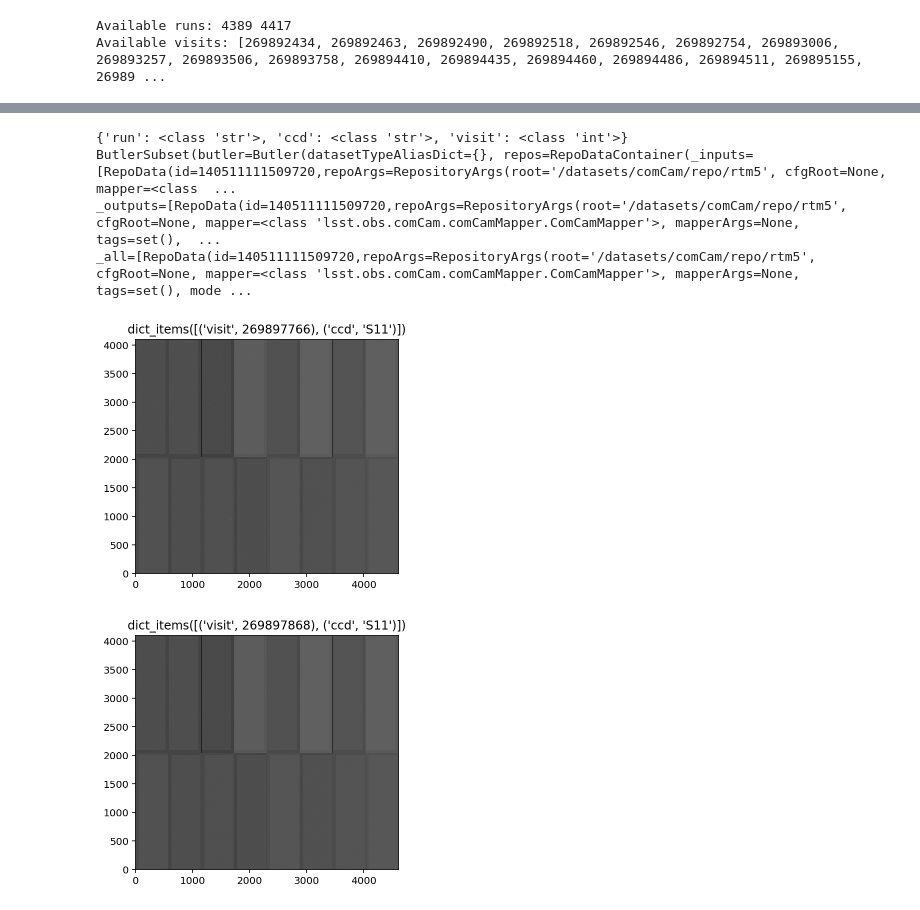
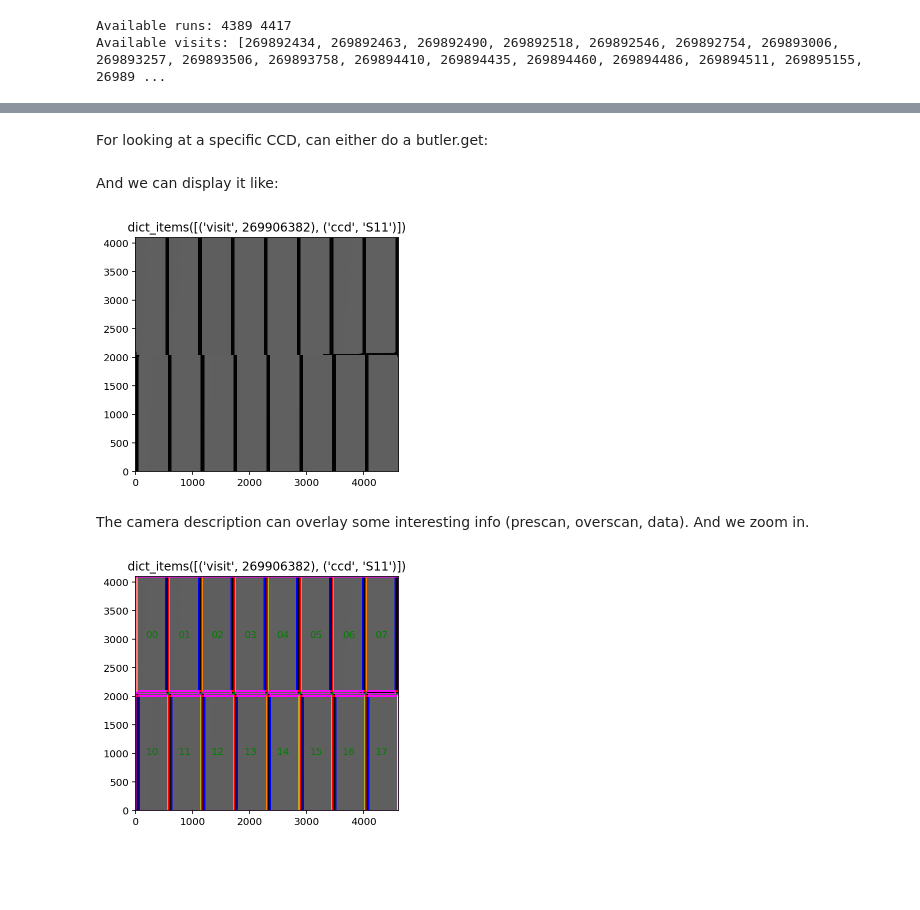
Before and after one commit to lsst-sitcom/notebooks, a Jupyter notebook: eotestanalysis_example.ipynb, the cells around one changed output, grey strips where cells are left out. Drawn from its saved outputs; the diff is of its cells as text; code cells hidden in the pictures; blank space fills up the shorter version.

```diff
--- a/eotestanalysis_example.ipynb
+++ b/eotestanalysis_example.ipynb
@@ -40,9 +55,0 @@ butler.queryMetadata('raw', ['visit', 'run'], imageType='FLAT', wavelength=800)
-# %%
-print(butler.getKeys('raw'))
-subset = butler.subset('raw',ccd='S11',visit=ptc_visits[0])
-print(subset)
-# %% [output]
-{'run': <class 'str'>, 'ccd': <class 'str'>, 'visit': <class 'int'>}
-ButlerSubset(butler=Butler(datasetTypeAliasDict={}, repos=RepoDataContainer(_inputs=[RepoData(id=140511111509720,repoArgs=RepositoryArgs(root='/datasets/comCam/repo/rtm5', cfgRoot=None, mapper=<class  ...
-_outputs=[RepoData(id=140511111509720,repoArgs=RepositoryArgs(root='/datasets/comCam/repo/rtm5', cfgRoot=None, mapper=<class 'lsst.obs.comCam.comCamMapper.ComCamMapper'>, mapperArgs=None, tags=set(),  ...
-_all=[RepoData(id=140511111509720,repoArgs=RepositoryArgs(root='/datasets/comCam/repo/rtm5', cfgRoot=None, mapper=<class 'lsst.obs.comCam.comCamMapper.ComCamMapper'>, mapperArgs=None, tags=set(), mode ...
@@ -56,14 +56,24 @@ raw2 = butler.get('raw', dataId2)
+# %% [markdown]
+For looking at a specific CCD, can either do a butler.get:
+# %%
+ptc_visit = ptc_visits[53]  # this is the last flat in the PTC run
+dataId = dict(visit=ptc_visit, ccd='S11')
+raw = butler.get('raw',dataId)
+# %% [markdown]
+And we can display it like:
 # %%
 disp = afwDisplay.Display(1)
-disp.scale('asinh', 'zscale')
-
-disp.mtv(raw1, title=dataId1.items())
+disp.scale('asinh','zscale')
+disp.mtv(raw, title=dataId.items())
 # %% [output]
-[figure, old version]
+[figure, new version]
+# %% [markdown]
+The camera description can overlay some interesting info (prescan, overscan, data).  And we zoom in.
 # %%
-disp = afwDisplay.Display(1)
+disp = afwDisplay.Display(1)    # you only need this in every cell because I'm using %matplotlib notebook. DM Bug??
 disp.scale('asinh', 'zscale')
 
-disp.mtv(raw2, title=dataId2.items())
+disp.mtv(raw, title=dataId.items())
+cameraGeomUtils.overlayCcdBoxes(raw.getDetector(), display=disp)
 # %% [output]
-[figure, old version]
+[figure, new version]
```
Also changed, not shown: parts of 37 cells of this notebook.
